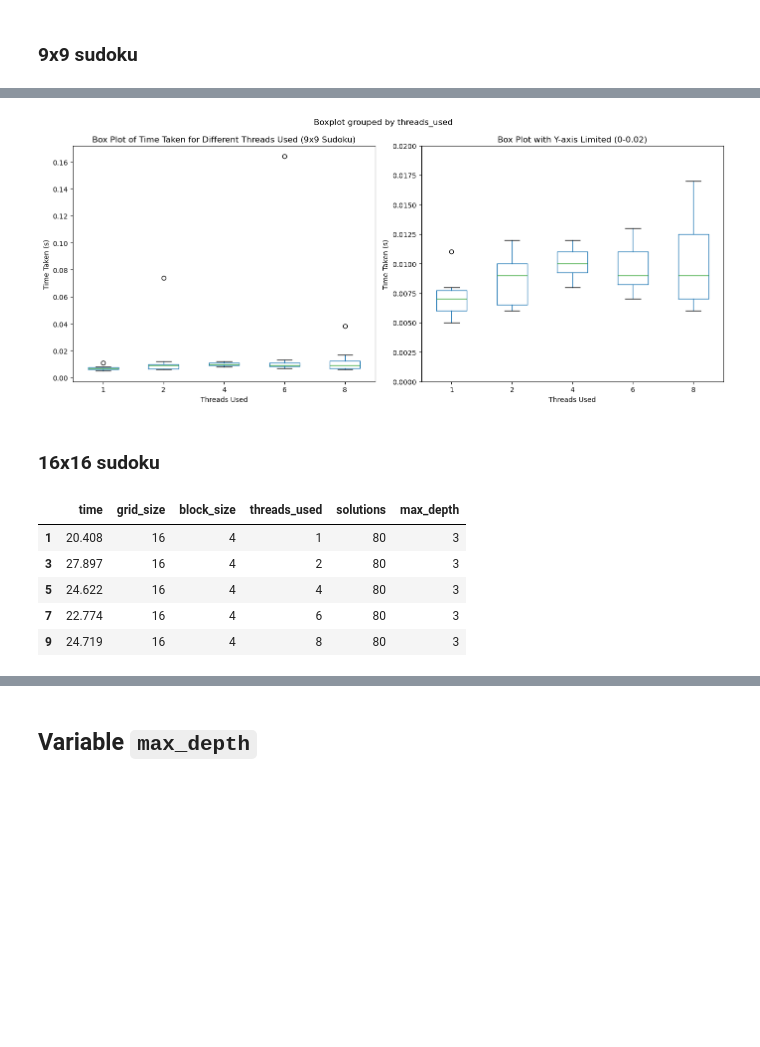
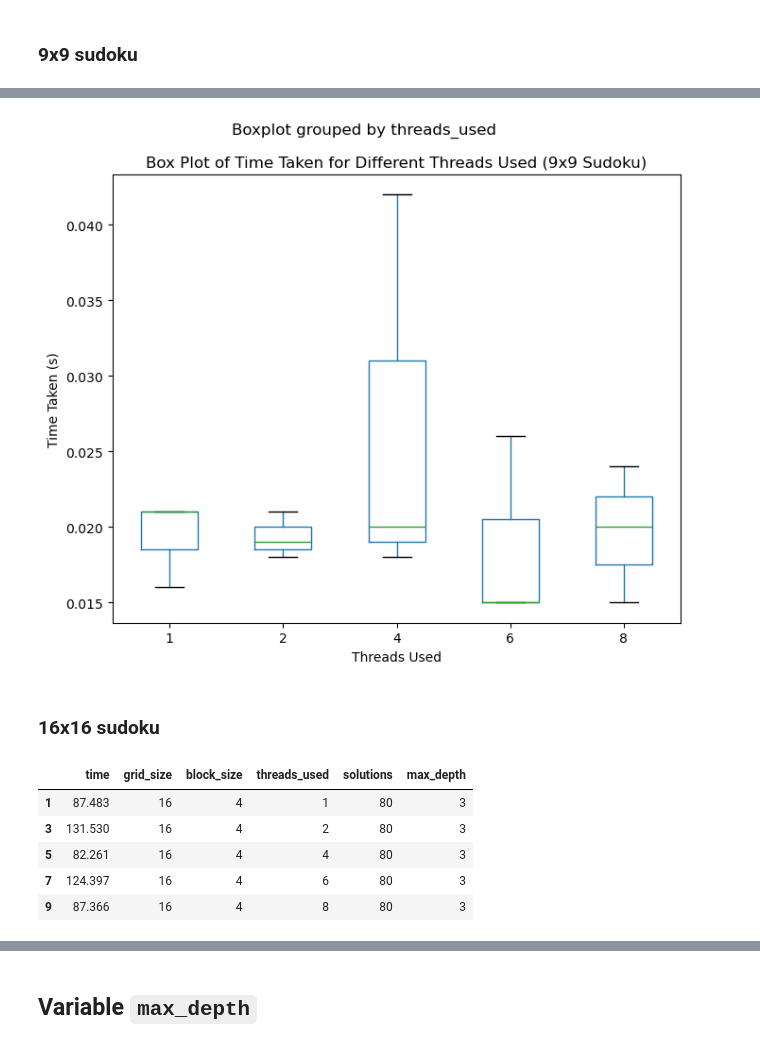
Before and after one commit to CamiloSinningUN/Parallel-Sudoku-Solver, a Jupyter notebook: notebooks/time_analysis.ipynb, the cells around one changed output, grey strips where cells are left out. Cells and saved outputs as stored; diff of their text form; code cells hidden in the pictures; blank space fills up the shorter version.

Commit message:
Add new sudoku solver version

```diff
--- a/notebooks/time_analysis.ipynb
+++ b/notebooks/time_analysis.ipynb
@@ -68,7 +68,7 @@ times_df.head()
 ## **Fixed `max_depth` (3)**
 # %%
 # First 500 values of threads_used with values <= 8
-filtered_df_1 = times_df.head(500)
+filtered_df_1 = times_df.head(42)
 filtered_df_1 = filtered_df_1[filtered_df_1['threads_used'] <= 8]
 # %% [markdown]
 ### 9x9 sudoku
@@ -98,25 +98,17 @@ plt.show()
 # %%
-fig, axes = plt.subplots(nrows=1, ncols=2, figsize=(14, 6))
+fig, ax = plt.subplots(figsize=(7, 6))
 
 # First plot
-grid_size_9.boxplot(column='time', by='threads_used', grid=False, ax=axes[0])
-axes[0].set_xlabel('Threads Used')
-axes[0].set_ylabel('Time Taken (s)')
-axes[0].set_title('Box Plot of Time Taken for Different Threads Used (9x9 Sudoku)')
-# axes[0].set_suptitle('')  # Suppress the default title to avoid overlap
-
-# Second plot with y-axis limited
-grid_size_9.boxplot(column='time', by='threads_used', grid=False, ax=axes[1])
-axes[1].set_xlabel('Threads Used')
-axes[1].set_ylabel('Time Taken (s)')
-axes[1].set_title('Box Plot with Y-axis Limited (0-0.02)')
-axes[1].set_ylim(0, 0.02)
-# axes[1].set_suptitle('')  # Suppress the default title to avoid overlap
+grid_size_9.boxplot(column='time', by='threads_used', grid=False, ax=ax)
+ax.set_xlabel('Threads Used')
+ax.set_ylabel('Time Taken (s)')
+ax.set_title('Box Plot of Time Taken for Different Threads Used (9x9 Sudoku)')
+# ax.set_suptitle('')  # Suppress the default title to avoid overlap
 
 plt.tight_layout()
 plt.show()
 # %% [output]
-[figure, old version]
+[figure, new version]
 # %% [markdown]
 ### 16x16 sudoku
 # %%
@@ -124,11 +116,11 @@ grid_size_16 = filtered_df_1[filtered_df_1['grid_size'] == 16]
 grid_size_16.head()
 # %% [output]
 |  | time | grid_size | block_size | threads_used | solutions | max_depth |
-| 1 | 20.408 | 16 | 4 | 1 | 80 | 3 |
-| 3 | 27.897 | 16 | 4 | 2 | 80 | 3 |
-| 5 | 24.622 | 16 | 4 | 4 | 80 | 3 |
-| 7 | 22.774 | 16 | 4 | 6 | 80 | 3 |
-| 9 | 24.719 | 16 | 4 | 8 | 80 | 3 |
+| 1 | 87.483 | 16 | 4 | 1 | 80 | 3 |
+| 3 | 131.530 | 16 | 4 | 2 | 80 | 3 |
+| 5 | 82.261 | 16 | 4 | 4 | 80 | 3 |
+| 7 | 124.397 | 16 | 4 | 6 | 80 | 3 |
+| 9 | 87.366 | 16 | 4 | 8 | 80 | 3 |
 # %%
 import matplotlib.pyplot as plt
 
```
Also changed, not shown: parts of 7 cells of this notebook, 6 other files.
